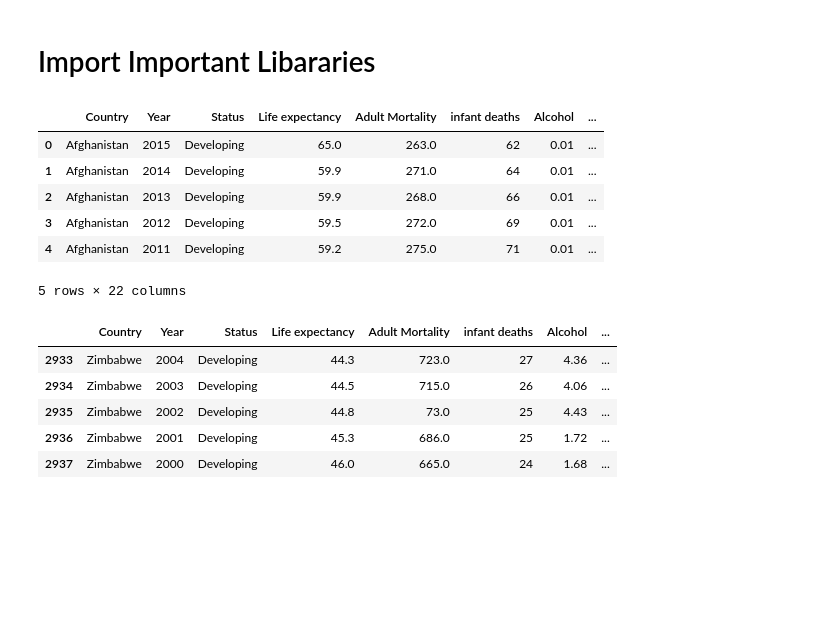
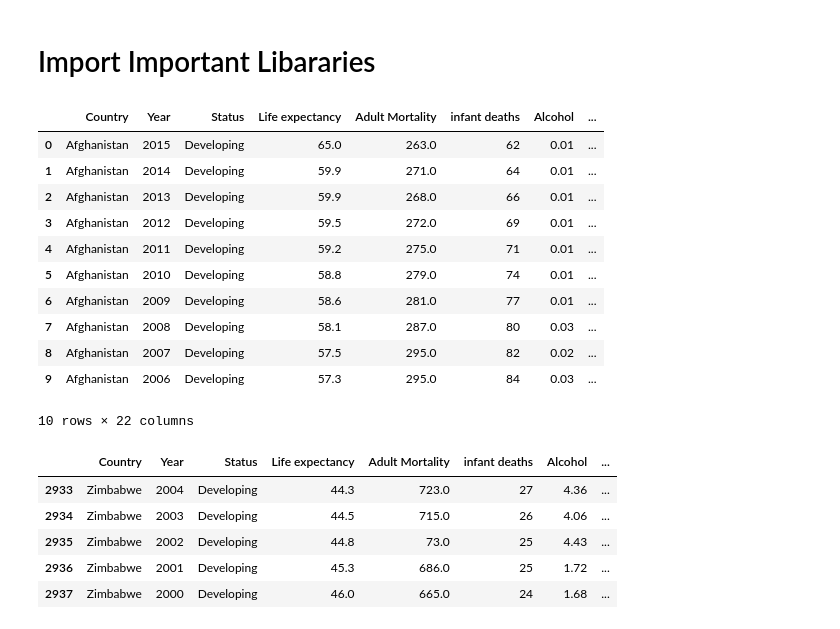
Before and after one commit to AzeemAzamTarar/Statistical-Analysis, a Jupyter notebook: life-expetancy-central-tendency-measures.ipynb, the cells around one changed output. Saved outputs shown, nothing was run; the diff lists cells and outputs as text; code cells hidden in the pictures; blank space fills up the shorter version.

```diff
--- a/life-expetancy-central-tendency-measures.ipynb
+++ b/life-expetancy-central-tendency-measures.ipynb
@@ -26,15 +26,20 @@ import pandas as pd
 # %%
 df = pd.read_csv("/kaggle/input/life-expectancy-who/Life Expectancy Data.csv")
 # %%
-df.head()
+df.head(10)
 # %% [output]
 |  | Country | Year | Status | Life expectancy | Adult Mortality | infant deaths | Alcohol | ... |
 | 0 | Afghanistan | 2015 | Developing | 65.0 | 263.0 | 62 | 0.01 | ... |
 | 1 | Afghanistan | 2014 | Developing | 59.9 | 271.0 | 64 | 0.01 | ... |
 | 2 | Afghanistan | 2013 | Developing | 59.9 | 268.0 | 66 | 0.01 | ... |
 | 3 | Afghanistan | 2012 | Developing | 59.5 | 272.0 | 69 | 0.01 | ... |
 | 4 | Afghanistan | 2011 | Developing | 59.2 | 275.0 | 71 | 0.01 | ... |
+| 5 | Afghanistan | 2010 | Developing | 58.8 | 279.0 | 74 | 0.01 | ... |
+| 6 | Afghanistan | 2009 | Developing | 58.6 | 281.0 | 77 | 0.01 | ... |
+| 7 | Afghanistan | 2008 | Developing | 58.1 | 287.0 | 80 | 0.03 | ... |
+| 8 | Afghanistan | 2007 | Developing | 57.5 | 295.0 | 82 | 0.02 | ... |
+| 9 | Afghanistan | 2006 | Developing | 57.3 | 295.0 | 84 | 0.03 | ... |
-5 rows × 22 columns
+10 rows × 22 columns
 # %%
 df.tail()
 # %% [output]
```
Also changed, not shown: parts of 13 cells of this notebook.
